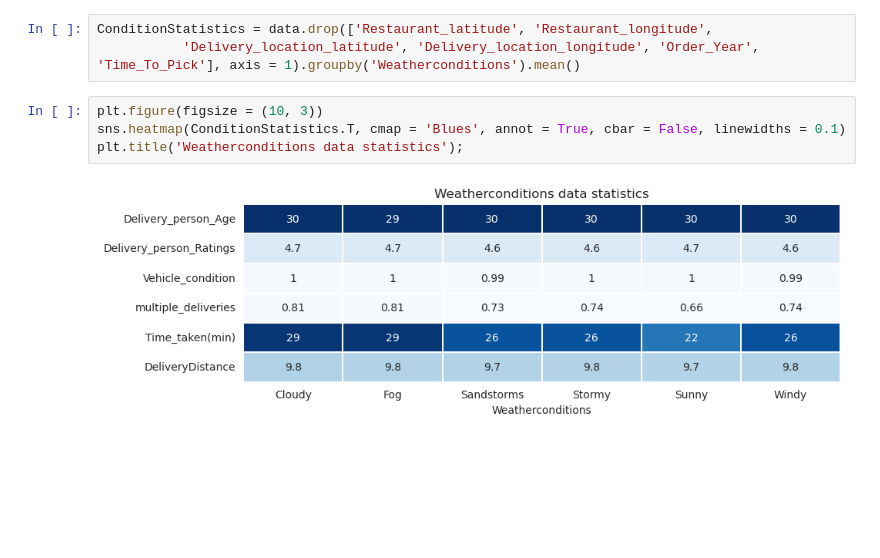
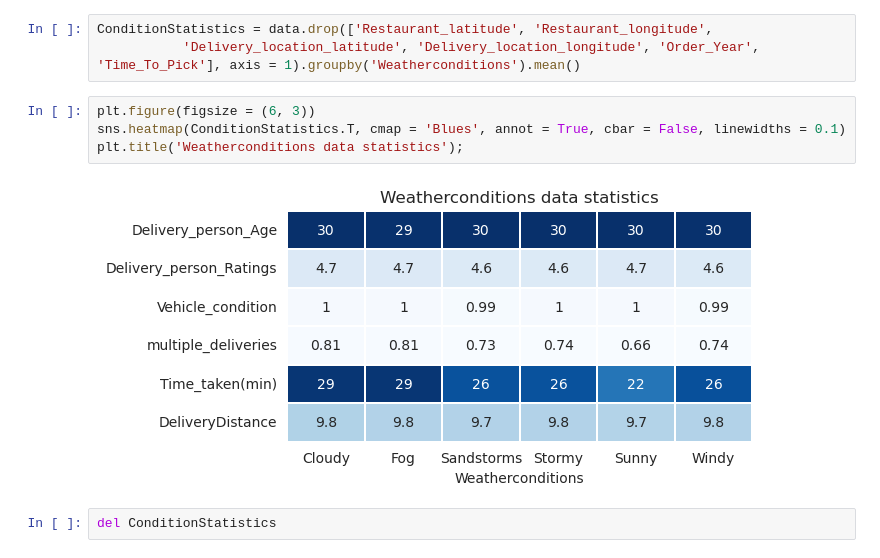
Before and after one commit to liamarguedas/uber-eats-delivery-time, a Jupyter notebook: notebooks/analyze-and-explore-data.ipynb, the cells around one changed output. Drawn from its saved outputs; the diff is of its cells as text; blank space fills up the shorter version.

```diff
--- a/notebooks/analyze-and-explore-data.ipynb
+++ b/notebooks/analyze-and-explore-data.ipynb
@@ -743,8 +743,10 @@ plt.tight_layout();
 ConditionStatistics = data.drop(['Restaurant_latitude', 'Restaurant_longitude',
            'Delivery_location_latitude', 'Delivery_location_longitude', 'Order_Year', 'Time_To_Pick'], axis = 1).groupby('Weatherconditions').mean()
 # %%
-plt.figure(figsize = (10, 3))
+plt.figure(figsize = (6, 3))
 sns.heatmap(ConditionStatistics.T, cmap = 'Blues', annot = True, cbar = False, linewidths = 0.1)
 plt.title('Weatherconditions data statistics');
 # %% [output]
-[figure, old version]
+[figure, new version]
+# %%
+del ConditionStatistics
```
Also changed, not shown: parts of 31 cells of this notebook.
